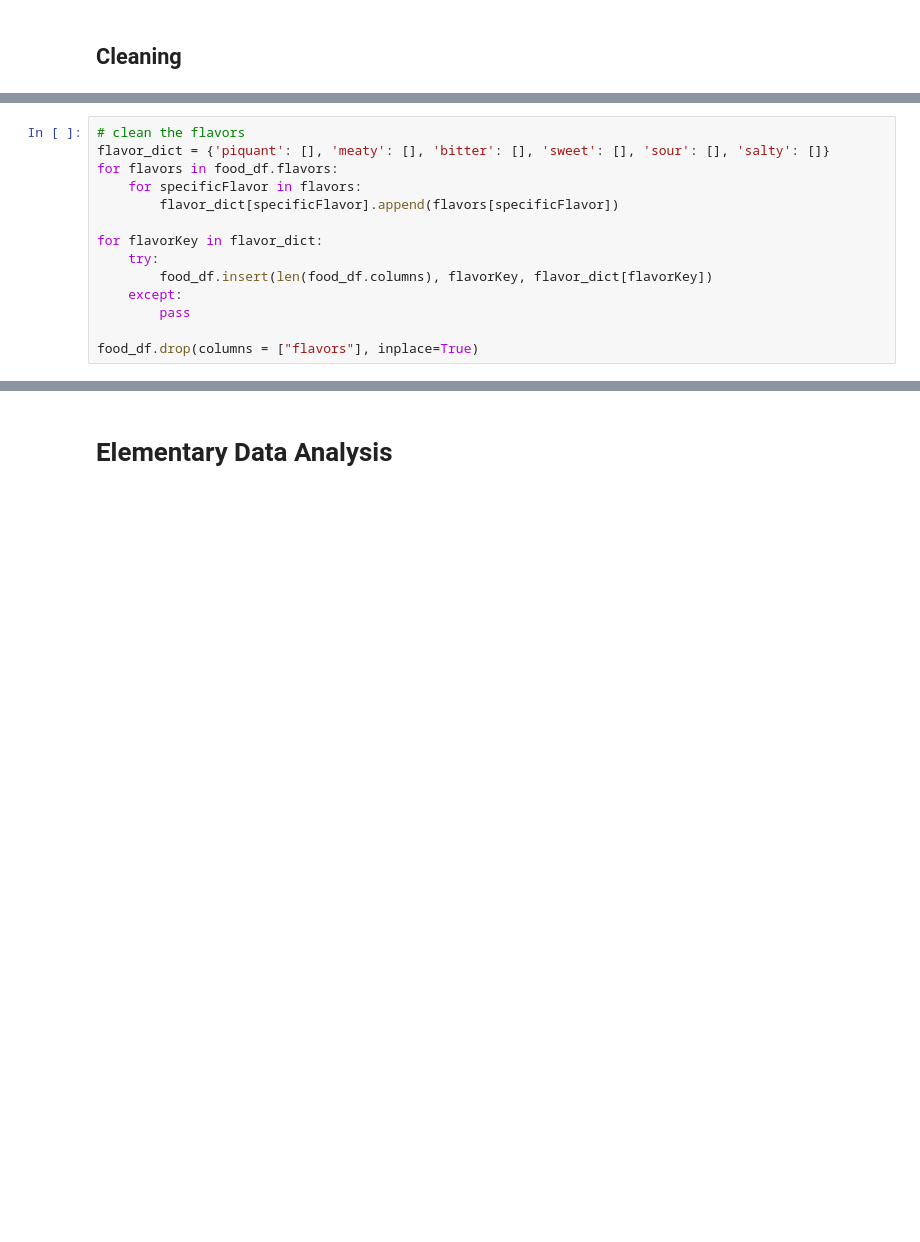
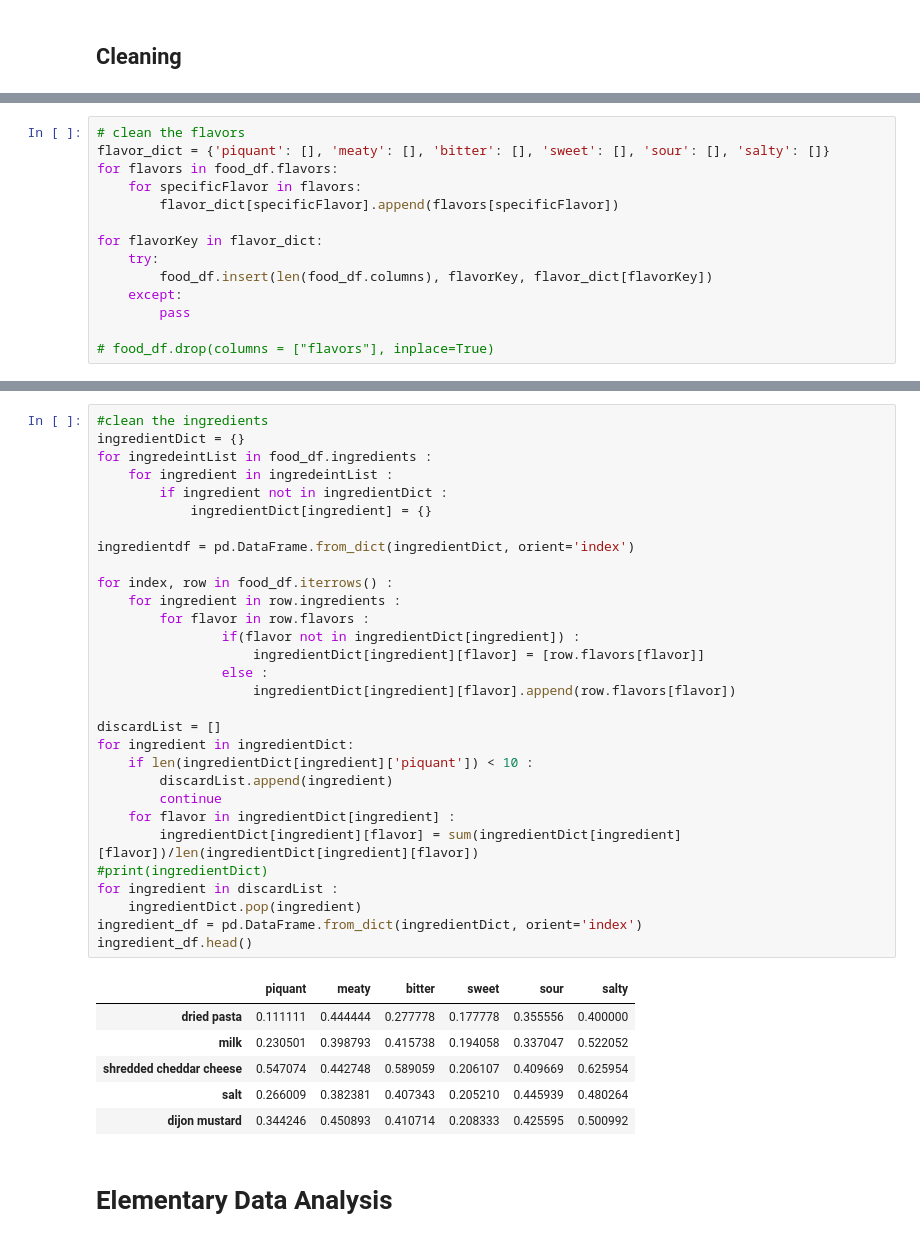
Before and after one commit to ryanchangx/cs105-final-project, a Jupyter notebook: final_project.ipynb, the cells around one changed output, grey strips where cells are left out. Cells and saved outputs as stored; diff of their text form; blank space fills up the shorter version.

```diff
--- a/final_project.ipynb
+++ b/final_project.ipynb
@@ -93,7 +73,7 @@ for flavorKey in flavor_dict:
     except:
         pass
 
-food_df.drop(columns = ["flavors"], inplace=True)
+# food_df.drop(columns = ["flavors"], inplace=True)
 # %%
 # clean the cuisines, give each it's own column and label 0 or 1 based on presence
 for cus in CUISINES:
@@ -134,3 +114,40 @@ testing_df_kunal.head()
+# %%
+#clean the ingredients
+ingredientDict = {}
+for ingredeintList in food_df.ingredients :
+    for ingredient in ingredeintList :
+        if ingredient not in ingredientDict :
+            ingredientDict[ingredient] = {}
+
+ingredientdf = pd.DataFrame.from_dict(ingredientDict, orient='index')
+
+for index, row in food_df.iterrows() :
+    for ingredient in row.ingredients :
+        for flavor in row.flavors :
+                if(flavor not in ingredientDict[ingredient]) :
+                    ingredientDict[ingredient][flavor] = [row.flavors[flavor]]
+                else :
+                    ingredientDict[ingredient][flavor].append(row.flavors[flavor])
+
+discardList = []
+for ingredient in ingredientDict:
+    if len(ingredientDict[ingredient]['piquant']) < 10 :
+        discardList.append(ingredient)
+        continue
+    for flavor in ingredientDict[ingredient] :
+        ingredientDict[ingredient][flavor] = sum(ingredientDict[ingredient][flavor])/len(ingredientDict[ingredient][flavor])
+#print(ingredientDict)
+for ingredient in discardList :
+    ingredientDict.pop(ingredient)
+ingredient_df = pd.DataFrame.from_dict(ingredientDict, orient='index')
+ingredient_df.head()
+# %% [output]
+|  | piquant | meaty | bitter | sweet | sour | salty |
+| dried pasta | 0.111111 | 0.444444 | 0.277778 | 0.177778 | 0.355556 | 0.400000 |
+| milk | 0.230501 | 0.398793 | 0.415738 | 0.194058 | 0.337047 | 0.522052 |
+| shredded cheddar cheese | 0.547074 | 0.442748 | 0.589059 | 0.206107 | 0.409669 | 0.625954 |
+| salt | 0.266009 | 0.382381 | 0.407343 | 0.205210 | 0.445939 | 0.480264 |
+| dijon mustard | 0.344246 | 0.450893 | 0.410714 | 0.208333 | 0.425595 | 0.500992 |
 # %% [markdown]
 # Elementary Data Analysis
 # %%
```
Also changed, not shown: parts of 7 cells of this notebook.
